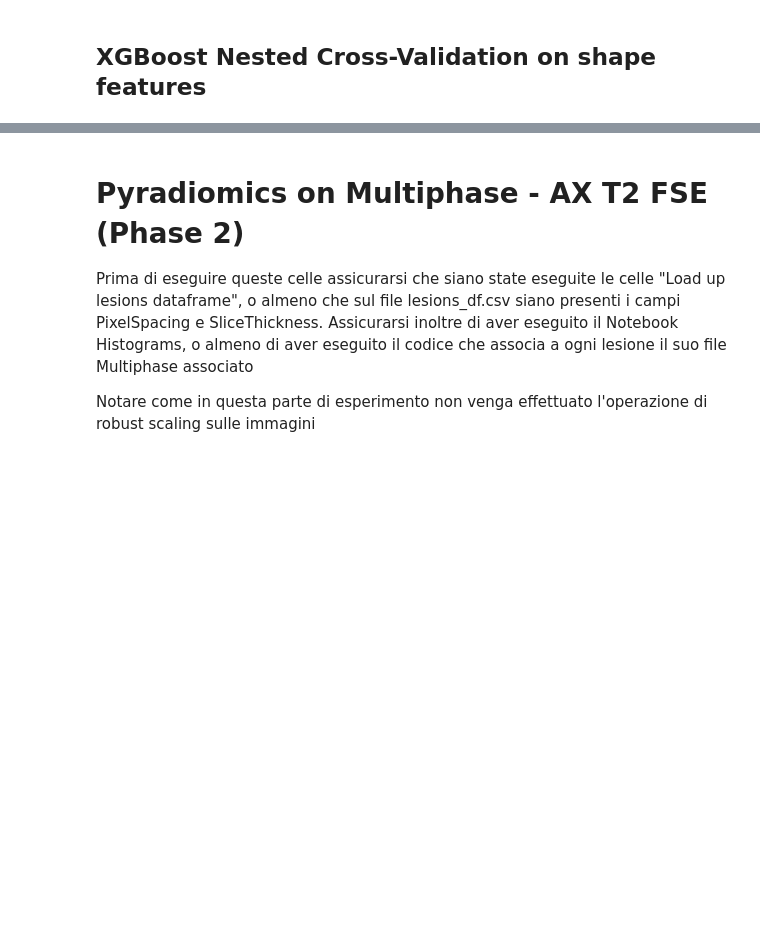
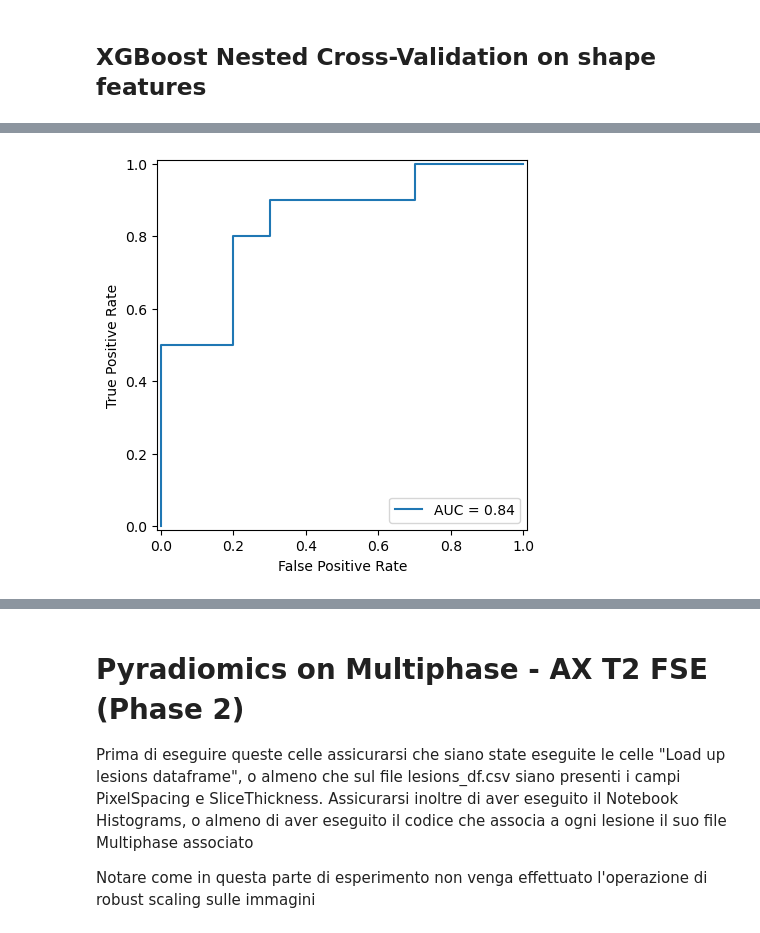
Before and after one commit to bendico765/MRI-Breast, a Jupyter notebook: Radiomics.ipynb, the cells around one changed output, grey strips where cells are left out. Drawn from its saved outputs; the diff is of its cells as text; code cells hidden in the pictures; blank space fills up the shorter version.

```diff
--- a/Radiomics.ipynb
+++ b/Radiomics.ipynb
@@ -700,5 +581,0 @@ grid_search = GridSearchCV(
-# %%
-grid_search.fit(X_train, y_train)
-clf = grid_search.best_estimator_
-# %%
-y_pred = clf.predict_proba(X_test)
@@ -903,14 +581,0 @@ Fold: 4 Accuracy: 0.75 F1-score: 0.74
-# %%
-classifiers = []
-
-for index, (train_index, test_index) in enumerate(StratifiedKFold(N_SPLITS).split(X_train, y_train)):
-    classifier = xgb.XGBClassifier(
-        random_state = index).fit(X_train[train_index], y_train[train_index])
-
-    y_predicted = classifier.predict_proba(X_train[test_index])
-
-    accuracy_score = metrics.accuracy_score(y_train[test_index], np.argmax(y_predicted, axis=1))
-    f1_score = metrics.f1_score(y_train[test_index], np.argmax(y_predicted, axis=1))
-    print(f"Fold: {index} Accuracy: { accuracy_score:.2f} F1-score: {f1_score:.2f}")
-
-    classifiers.append(classifier)
@@ -953,0 +582,73 @@ metrics.RocCurveDisplay(fpr=fpr, tpr=tpr, roc_auc=roc_auc).plot()
+# %%
+cv_grid = {
+    "n_estimators": [10, 20, 50, 100, 200, 500],
+    "max_depth": [3, 5, 10, None],
+    "grow_policy": ["depthwise", "lossguide"],
+}
+N_OUTER_FOLDS = 5
+N_INNER_FOLDS = 5
+outer_fold = StratifiedKFold(n_splits=N_OUTER_FOLDS, shuffle=True, random_state=0)
+clfs = []
+scores = []
+
+####### K-FOLD WITH GRID SEARCH TO GET K MODELS ######
+print(f"#### {N_OUTER_FOLDS}-FOLD WITH GRID SEARCH ####")
+for i, (train_index, test_index) in enumerate(outer_fold.split(X_train, y_train)): # outer fold
+    # inner fold for grid search
+    grid_search = GridSearchCV(
+        estimator=xgb.XGBClassifier(eval_metric=metrics.roc_auc_score),
+        param_grid=cv_grid,
+        cv=N_INNER_FOLDS,
+        scoring="roc_auc",
+        refit=True,
+        verbose=0,
+        n_jobs=-1
+    )
+    # fitting on the fold training data
+    grid_search.fit(X_train[train_index], y_train[train_index])
+
+    # getting the best estimator (already refitted on the train data)
+    best_estimator = grid_search.best_estimator_
+
+    # assessing the performances on the k-th fold
+    y_predicted = best_estimator.predict_proba(X_train[test_index])
+    auc_score = metrics.roc_auc_score(y_train[test_index], y_predicted[:,1])
+    accuracy_score = metrics.accuracy_score(y_train[test_index], np.argmax(y_predicted, axis=1))
+    scores.append(auc_score)
+
+    print(f"Fold {i} - Roc Auc score {auc_score} Accuracy {accuracy_score}")
+    clfs.append(best_estimator)
+
+##### ESTIMATING THE AGGREGATED K MODELS PERFORMANCES ON THE HOLD-OUT #####
+print(f"\n#### HOLD-OUT TEST ####")
+# testing each model on hold out
+y_predicted = [ clf.predict_proba(X_test) for clf in clfs ]
+
+# measuring the scores of the single classifiers
+auc_scores = [
+    metrics.roc_auc_score(y_test, y_pred[:,1])
+    for y_pred in y_predicted
+]
+for i, auc_score in enumerate(auc_scores):
+    print(f"Model #{i} - Auc score: {auc_score}")
+
+aggregated_mean = np.mean(auc_scores)
+aggregated_std = np.std(auc_scores)
+print(f"Mean: {aggregated_mean} std: {aggregated_std}")
+
+# computing the aggregated mean on each single prediction
+aggregated_prediction = np.mean(y_predicted, axis=0)
+
+# getting auc and confusion matrix for the overall classifier
+print(f"\n### AGGREGATED CLASSIFIER PERFORMANCES ###")
+show_model_performances(y_test, aggregated_prediction)
+
+"""
+# XGBoost internal representation does not have feature names
+# need to set them manually
+clf.get_booster().feature_names = features
+
+feature_importance =clf.get_booster().get_score(importance_type='gain')
+{k: v for k, v in sorted(feature_importance.items(), key=lambda item: item[1], reverse=True)}
+"""
+# %% [output]
@@ -953,0 +672 @@ metrics.RocCurveDisplay(fpr=fpr, tpr=tpr, roc_auc=roc_auc).plot()
+[figure, added]
```
Also changed, not shown: parts of 151 cells of this notebook.
